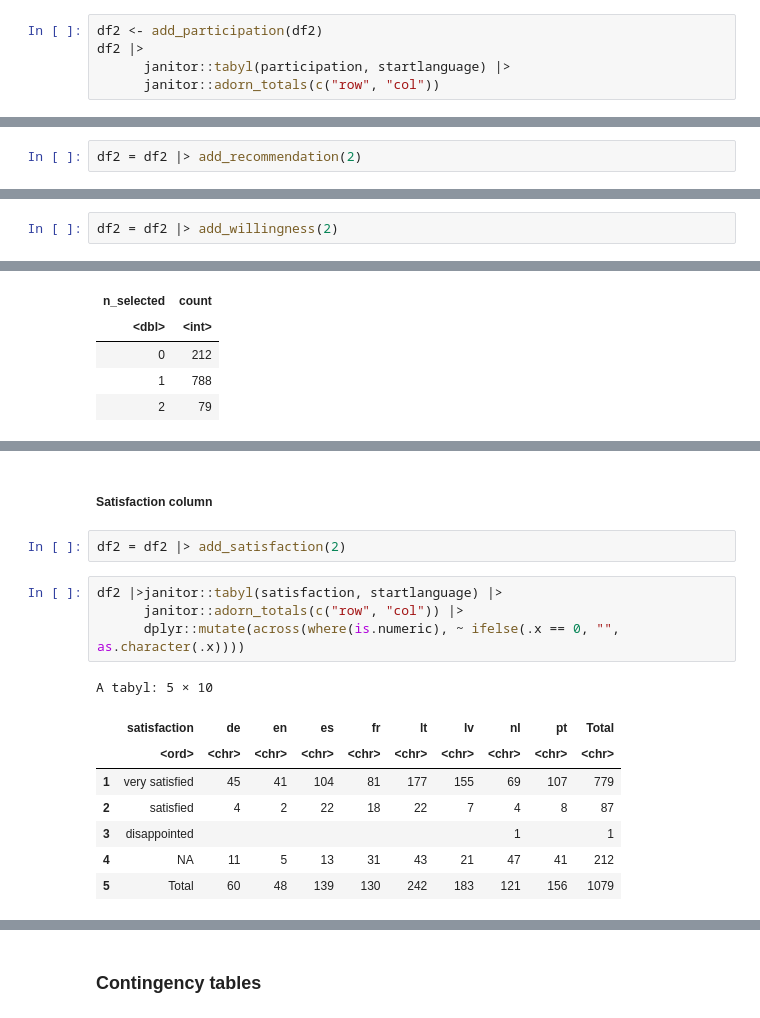
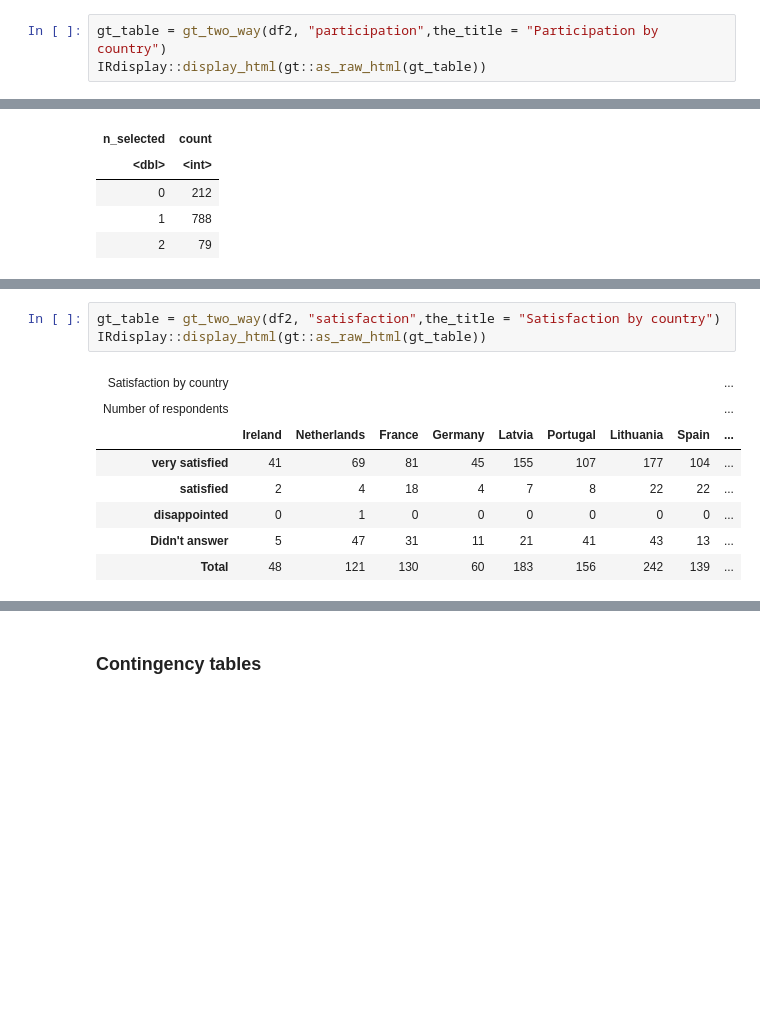
Before and after one commit to omesalles/togas, a Jupyter notebook: scripts/three-way-table-for-outcomes.ipynb, the cells around one changed output, grey strips where cells are left out. Saved outputs shown, nothing was run; the diff lists cells and outputs as text; blank space fills up the shorter version.

```diff
--- a/scripts/three-way-table-for-outcomes.ipynb
+++ b/scripts/three-way-table-for-outcomes.ipynb
@@ -344,6 +235,4 @@ df2 = haven::read_sav("../data/Pilot2.sav")
 # %%
-df2 <- add_participation(df2)
-df2 |>
-      janitor::tabyl(participation, startlanguage) |>
-      janitor::adorn_totals(c("row", "col"))
+gt_table = gt_two_way(df2, "participation",the_title = "Participation by country")
+IRdisplay::display_html(gt::as_raw_html(gt_table))
 # %% [output]
@@ -371,6 +262,4 @@ A tibble: 1 × 88
 | id | submitdate | lastpage | startlanguage | seed | startdate | datestamp | G01Q01 | G01Q02 | G00Q26 | ... |
 | <dbl> | <dttm> | <dbl> | <chr> | <dbl> | <dttm> | <dttm> | <chr+lbl> | <chr+lbl> | <chr+lbl> | ... |
 | 67 | 2025-07-24 14:03:32 | 6 | fr | 216412101 | 2025-07-24 14:00:03 | 2025-07-24 14:03:32 | AO01 | AO01 | AO01 | ... |
-# %%
-df2 = df2 |> add_recommendation(2)
 # %%
@@ -397,6 +284,4 @@ Would you consider participating in cancer screening programmes like TOGAS? (G05
 * It is unlikely that I would
 * It is very unlikely that I would
 * I prefer not to answer
-# %%
-df2 = df2 |> add_willingness(2)
 # %%
@@ -462,20 +346,15 @@ A tibble: 7 × 84
 | 95 | 2025-06-04 10:31:59 | 6 | nl | 43942755 | 2025-06-04 10:29:32 | 2025-06-04 10:31:59 | AO01 | AO01 | AO01 | ... |
 | 105 | 2025-07-17 16:18:54 | 6 | nl | 802912672 | 2025-07-17 16:15:15 | 2025-07-17 16:18:54 | AO01 | AO01 | AO01 | ... |
 | 114 | 2025-09-18 11:11:26 | 6 | nl | 288673225 | 2025-09-18 11:08:02 | 2025-09-18 11:11:26 | AO01 | AO01 | AO01 | ... |
-# %% [markdown]
-##### Satisfaction column
-# %%
-df2 = df2 |> add_satisfaction(2)
 # %%
-df2 |>janitor::tabyl(satisfaction, startlanguage) |>
-      janitor::adorn_totals(c("row", "col")) |>
-      dplyr::mutate(across(where(is.numeric), ~ ifelse(.x == 0, "", as.character(.x))))
+gt_table = gt_two_way(df2, "satisfaction",the_title = "Satisfaction by country")
+IRdisplay::display_html(gt::as_raw_html(gt_table))
 # %% [output]
-A tabyl: 5 × 10
-|  | satisfaction | de | en | es | fr | lt | lv | nl | pt | Total |
-|  | <ord> | <chr> | <chr> | <chr> | <chr> | <chr> | <chr> | <chr> | <chr> | <chr> |
-| 1 | very satisfied | 45 | 41 | 104 | 81 | 177 | 155 | 69 | 107 | 779 |
-| 2 | satisfied | 4 | 2 | 22 | 18 | 22 | 7 | 4 | 8 | 87 |
-| 3 | disappointed |  |  |  |  |  |  | 1 |  | 1 |
-| 4 | NA | 11 | 5 | 13 | 31 | 43 | 21 | 47 | 41 | 212 |
-| 5 | Total | 60 | 48 | 139 | 130 | 242 | 183 | 121 | 156 | 1079 |
+| Satisfaction by country |  |  |  |  |  |  |  |  | ... |
+| Number of respondents |  |  |  |  |  |  |  |  | ... |
+|  | Ireland | Netherlands | France | Germany | Latvia | Portugal | Lithuania | Spain | ... |
+| very satisfied | 41 | 69 | 81 | 45 | 155 | 107 | 177 | 104 | ... |
+| satisfied | 2 | 4 | 18 | 4 | 7 | 8 | 22 | 22 | ... |
+| disappointed | 0 | 1 | 0 | 0 | 0 | 0 | 0 | 0 | ... |
+| Didn't answer | 5 | 47 | 31 | 11 | 21 | 41 | 43 | 13 | ... |
+| Total | 48 | 121 | 130 | 60 | 183 | 156 | 242 | 139 | ... |
```
Also changed, not shown: parts of 43 cells of this notebook.
